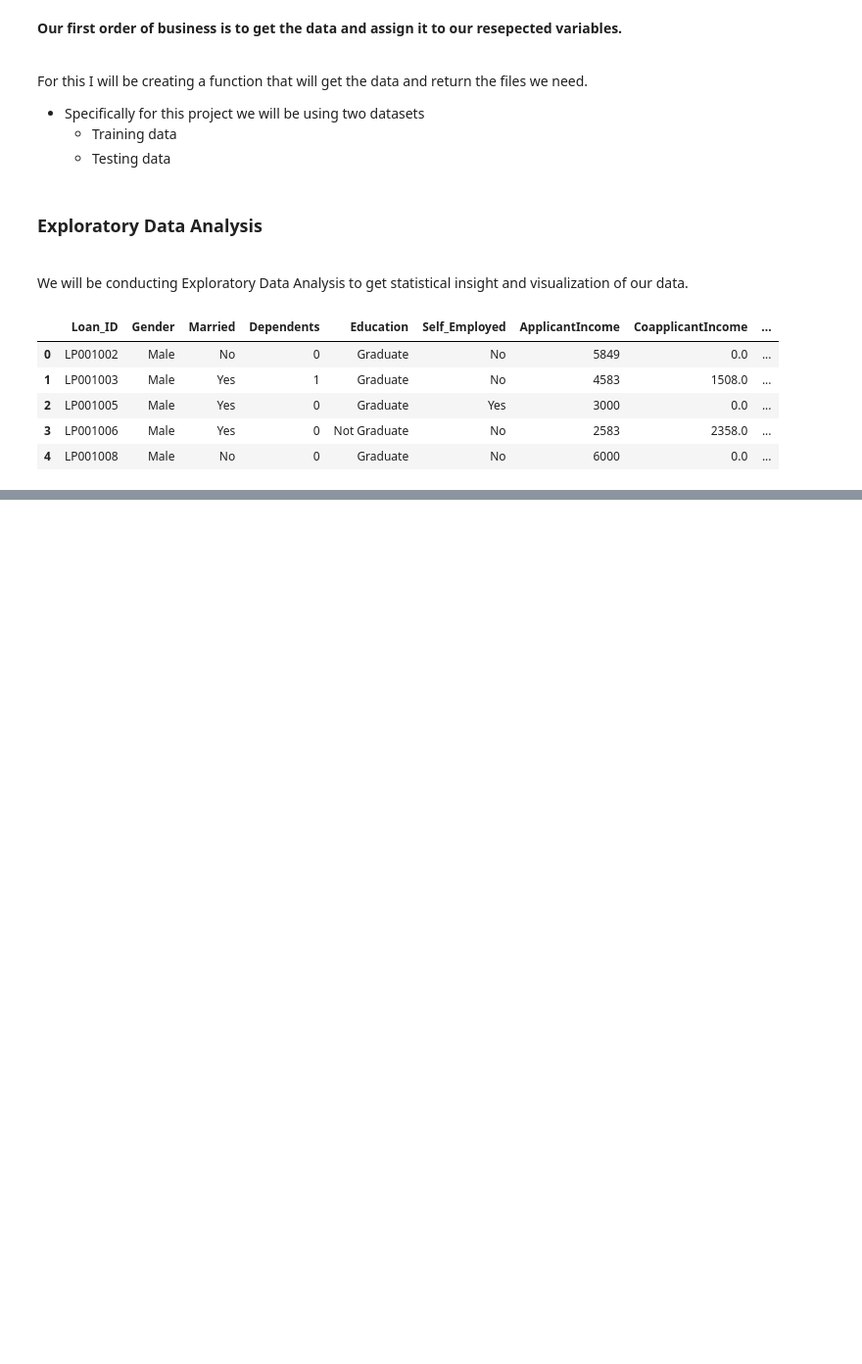
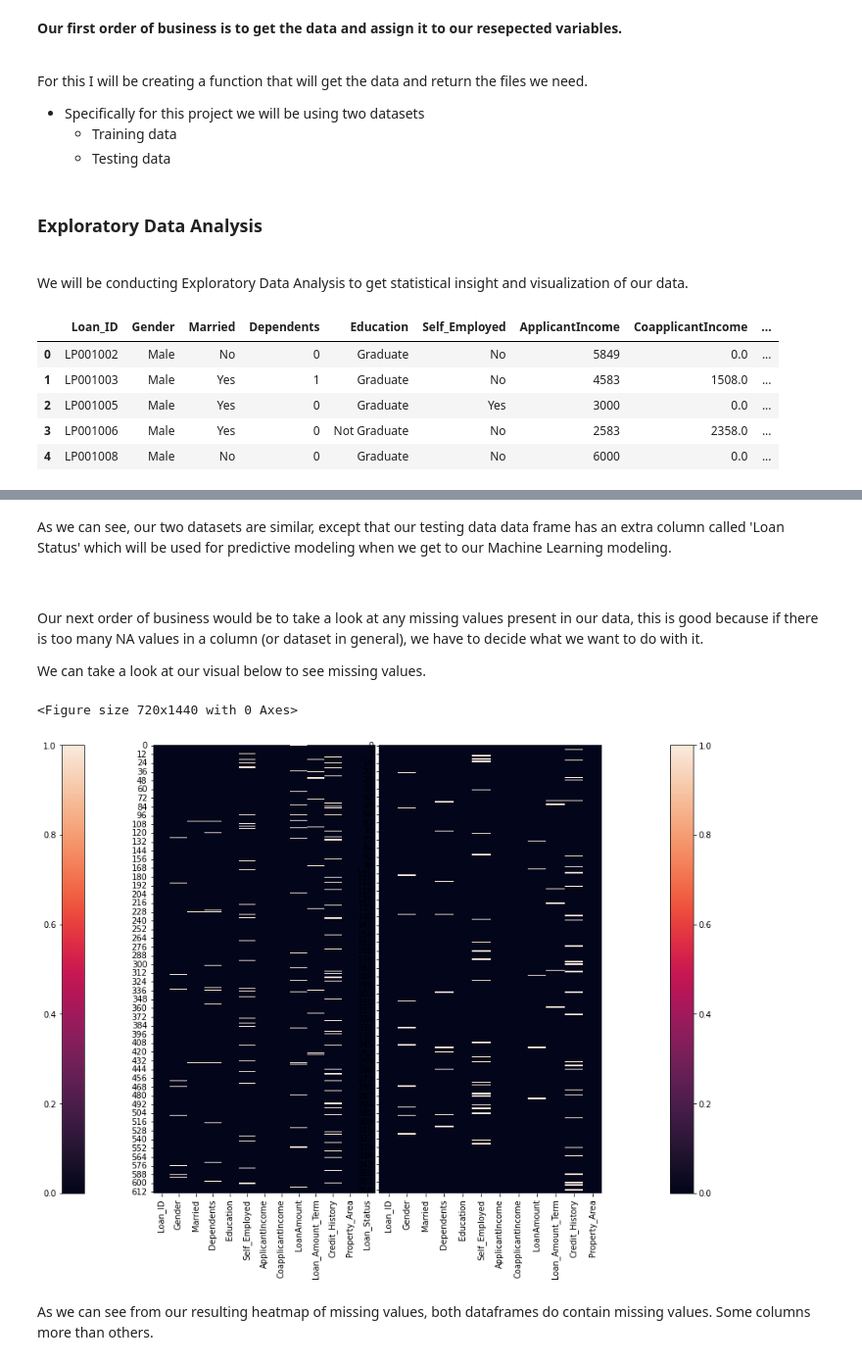
Before and after one commit to iamAngelSH/Data-Science-Portfolio, a Jupyter notebook: Loan_Prediction/Loan_Prediction.ipynb, the cells around one changed output, grey strips where cells are left out. Shown at 98% size. Saved outputs shown, nothing was run; the diff lists cells and outputs as text; code cells hidden in the pictures; blank space fills up the shorter version.

Commit message:
Day 2: BTS (SNS HeatMap Missing Values)

```diff
--- a/Loan_Prediction/Loan_Prediction.ipynb
+++ b/Loan_Prediction/Loan_Prediction.ipynb
@@ -90,0 +166,35 @@ show_dataframe(train_df)
+# %% [markdown]
+As we can see, our two datasets are similar, except that our testing data data frame has an extra column called 'Loan Status' which will be used for predictive modeling when we get to our Machine Learning modeling.
+
+<br>
+# %% [markdown]
+Our next order of business would be to take a look at any missing values present in our data, this is good because if there is too many NA values in a column (or dataset in general), we have to decide what we want to do with it.
+
+We can take a look at our visual below to see missing values.
+# %%
+'''
+Created March 2, 2022
+
+Looking at our data frames for missing values using a heat map
+'''
+def show_missing_values(df1, df2):
+    plt.figure(figsize=(10, 20))
+    fig, (ax1, ax2) = plt.subplots(ncols=2, figsize=(15,10))
+    fig.subplots_adjust(wspace=0.01)
+    sns.heatmap(df1.isnull(), cmap="rocket", ax=ax1, cbar=False)
+    fig.colorbar(ax1.collections[0], ax=ax1, location="left", use_gridspec=False, pad=0.2)
+
+    sns.heatmap(df2.isnull(), cmap="rocket", ax=ax2, cbar=False)
+    fig.colorbar(ax2.collections[0], ax=ax2, location="right", use_gridspec=False, pad=0.2)
+
+    plt.show()
+
+show_missing_values(train_df, test_df)
+# %% [output]
+<Figure size 720x1440 with 0 Axes>
+[figure, added]
+# %% [markdown]
+As we can see from our resulting heatmap of missing values, both dataframes do contain missing values. Some columns more than others.
+
+
+<!-- ---- Need to finish -->
```
Also changed, not shown: parts of 7 cells of this notebook.
